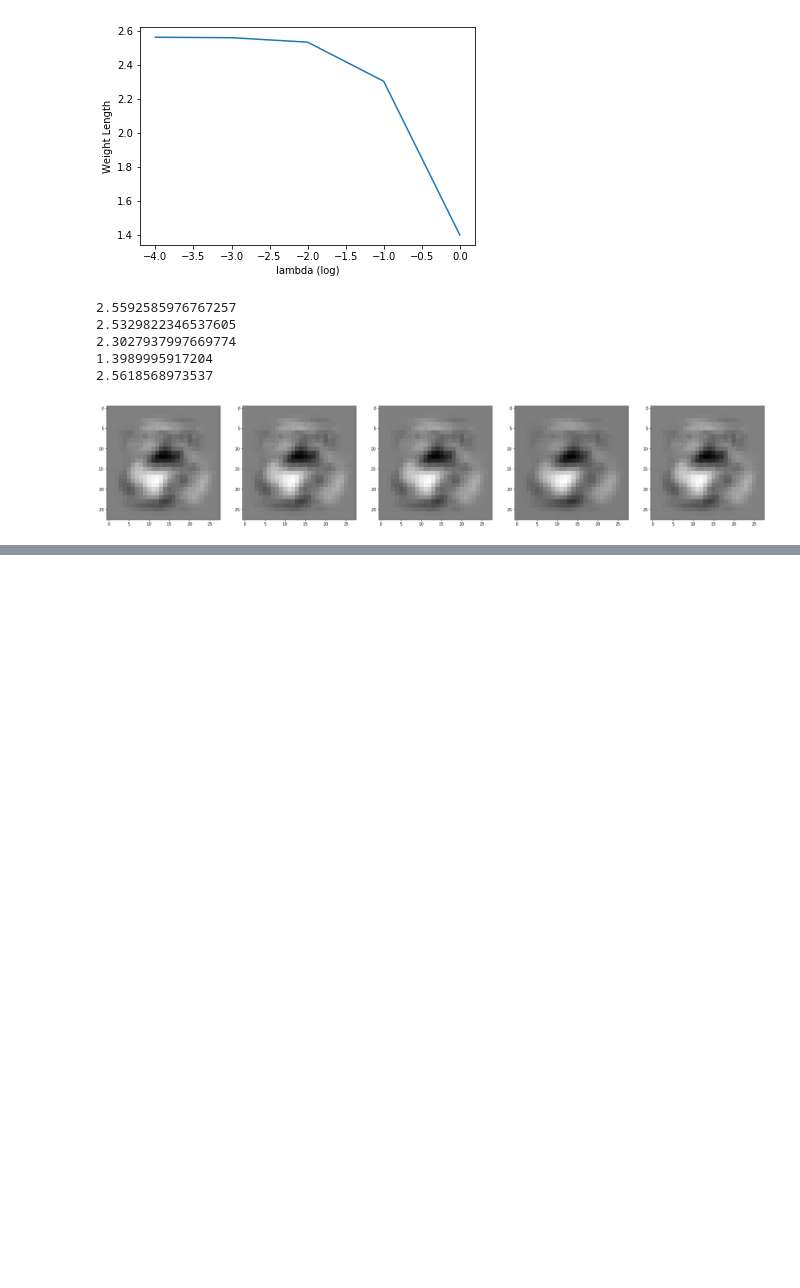
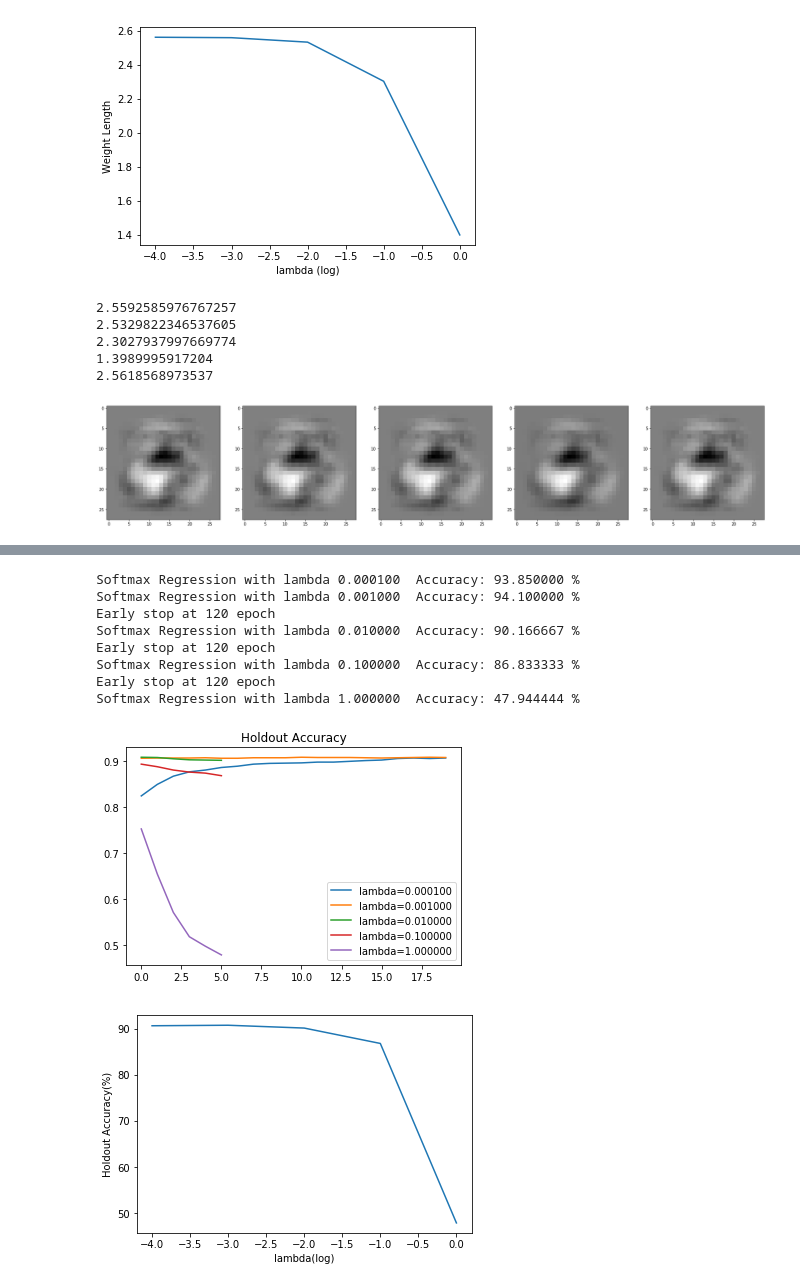
Before and after one commit to Fnjn/UCSD-CSE-253, a Jupyter notebook: hw1/253hw1.ipynb, the cells around one changed output, grey strips where cells are left out. Cells and saved outputs as stored; diff of their text form; code cells hidden in the pictures; blank space fills up the shorter version.

```diff
--- a/hw1/253hw1.ipynb
+++ b/hw1/253hw1.ipynb
@@ -262,0 +276,55 @@ Softmax Regression Accuracy: 94.050000 %
+# %%
+def plot_lambda_softmax(train_images, train_labels, test_images, test_labels, r, holdout_ratio=0.1):
+    train_X = train_images
+    test_X = test_images
+    train_Y = one_hot_encoding(train_labels, 10)
+    test_Y = one_hot_encoding(test_labels, 10)
+
+    train_X, train_Y, holdout_X, holdout_Y = split_holdout(train_X, train_Y, holdout_ratio)
+    train_X, train_Y, holdout_X, holdout_Y = split_holdout(train_X, train_Y, holdout_ratio)
+
+    n_classes = 10
+    n_feature = train_X.shape[0]
+
+    softmax_model = SoftmaxRegression(n_feature, n_classes, learning_rate=0.00001, n_epoch=400, record=True, record_period=20, early_stop=True, stop_step=5)
+    softmax_model.regularized = r
+
+    fig1 = plt.figure()
+    ax1 = fig1.add_subplot(111)
+
+    acc = []
+    legends = []
+
+    for i in range(-4, 1):
+        softmax_model.lambd = 10**(i)
+        softmax_model.w, softmax_model.b = init_parameters(n_feature, n_classes)
+        train, val, test = softmax_model.fit(train_X, train_Y, holdout_X, holdout_Y, test_X, test_Y)
+        l, = ax1.plot(val['accuracy'],label='lambda=%f'%(10**i))
+        acc.append(val['accuracy'][-1])
+        legends.append(l)
+
+        print('Softmax Regression with lambda %f  Accuracy: %f %%' % (10**(i), softmax_model.accuracy * 100))
+
+    ax1.legend(handles=legends)
+    ax1.set_title('Holdout Accuracy')
+    plt.show()
+
+    fig2 = plt.figure()
+    plt.plot(range(-4,1), np.array(acc)*100)
+    plt.xlabel('lambda(log)')
+    plt.ylabel('Holdout Accuracy(%)')
+    plt.show()
+# %%
+# Regularization 1
+plot_lambda_softmax(train_images, train_labels, test_images, test_labels, 1, holdout_ratio=0.1)
+# %% [output]
+Softmax Regression with lambda 0.000100  Accuracy: 93.850000 %
+Softmax Regression with lambda 0.001000  Accuracy: 94.100000 %
+Early stop at 120 epoch
+Softmax Regression with lambda 0.010000  Accuracy: 90.166667 %
+Early stop at 120 epoch
+Softmax Regression with lambda 0.100000  Accuracy: 86.833333 %
+Early stop at 120 epoch
+Softmax Regression with lambda 1.000000  Accuracy: 47.944444 %
+[figure, added]
+[figure, added]
```
Also changed, not shown: parts of 5 cells of this notebook, 28 other files.
